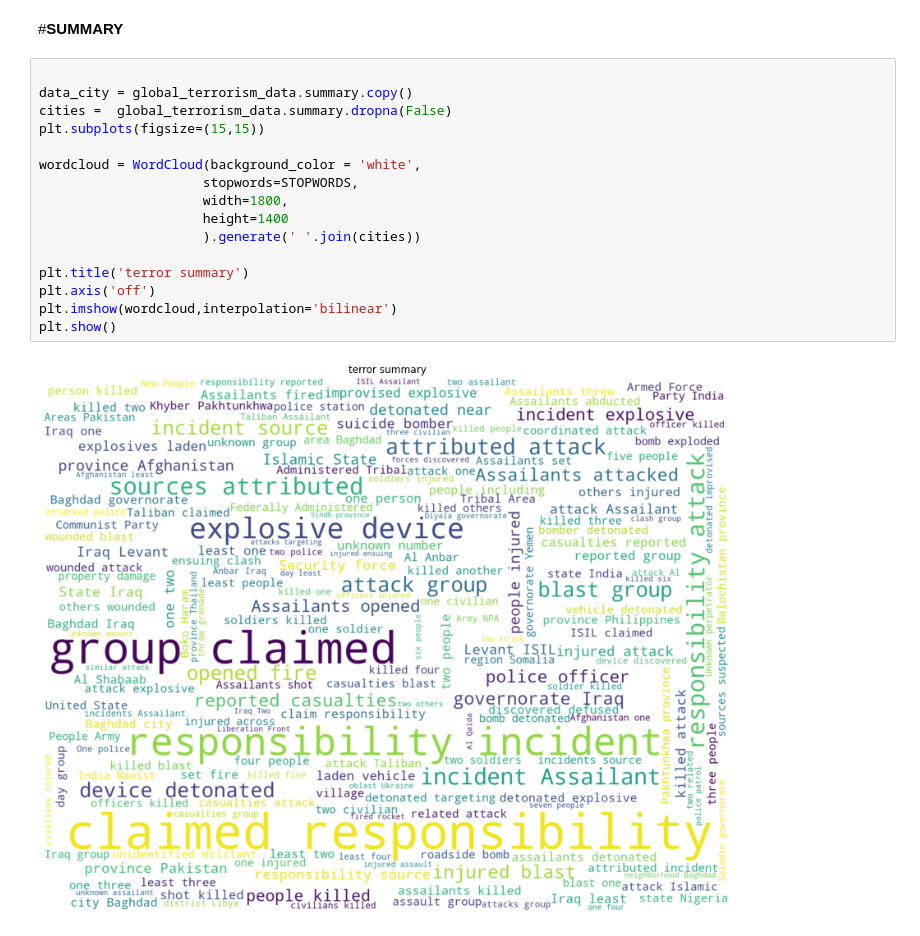
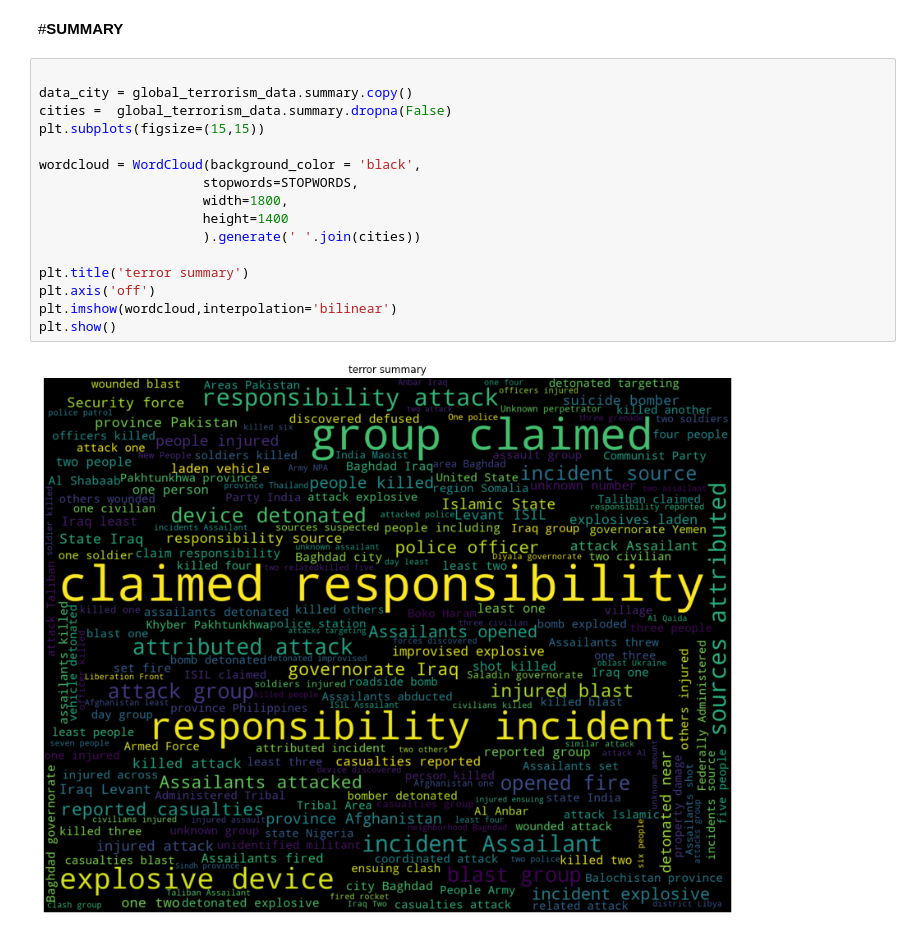
Before and after one commit to cartika/Global-terrorism-analysis-EDA-, a Jupyter notebook: GLOBAL_TERRORISM_ANALYSIS(EDA).ipynb, the cells around one changed output. Drawn from its saved outputs; the diff is of its cells as text.

```diff
--- a/GLOBAL_TERRORISM_ANALYSIS(EDA).ipynb
+++ b/GLOBAL_TERRORISM_ANALYSIS(EDA).ipynb
@@ -333,18 +345,18 @@ Pass the following variable as a keyword arg: x. From version 0.12, the only val
 # %%
 
 data_city = global_terrorism_data.summary.copy()
 cities =  global_terrorism_data.summary.dropna(False)
 plt.subplots(figsize=(15,15))
 
-wordcloud = WordCloud(background_color = 'white',
+wordcloud = WordCloud(background_color = 'black',
                      stopwords=STOPWORDS,
                      width=1800,
                      height=1400
                      ).generate(' '.join(cities))
 
 plt.title('terror summary')
 plt.axis('off')
 plt.imshow(wordcloud,interpolation='bilinear')
 plt.show()
 # %% [output]
-[figure, old version]
+[figure, new version]
```
Also changed, not shown: parts of 5 cells of this notebook.
